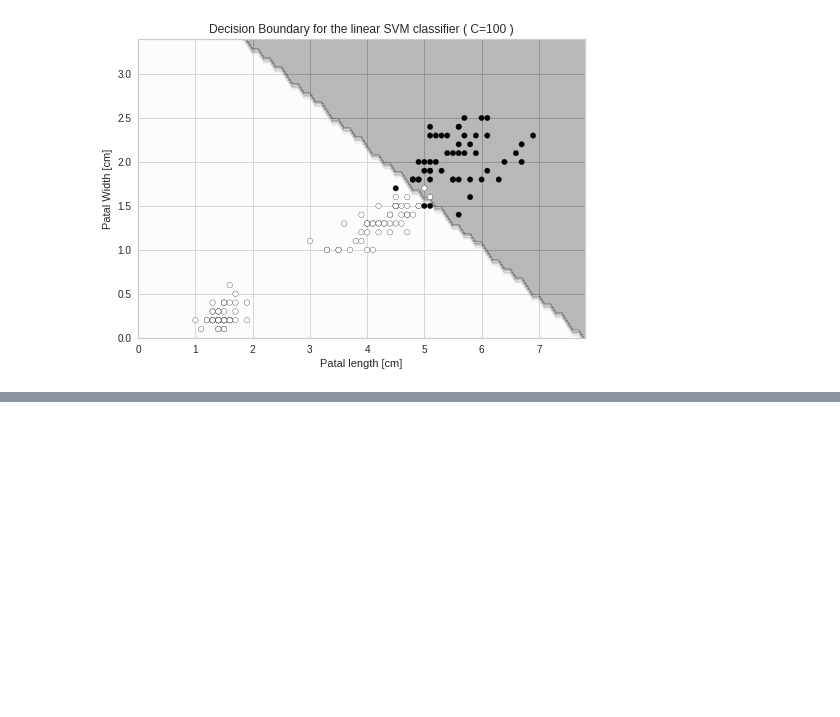
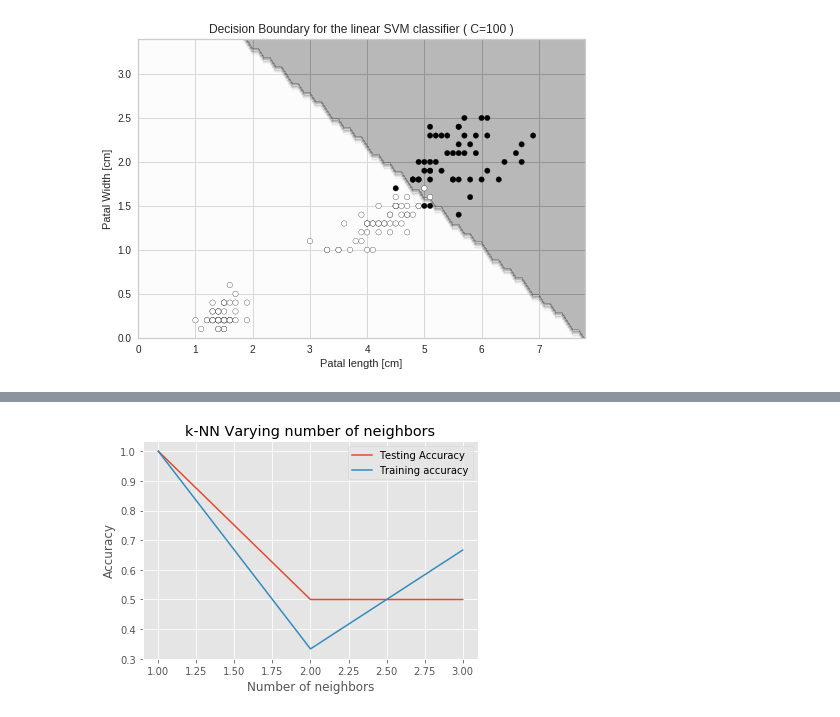
Before and after one commit to githubbhavani/internship, a Jupyter notebook: ml1.ipynb, the cells around one changed output, grey strips where cells are left out. Drawn from its saved outputs; the diff is of its cells as text; code cells hidden in the pictures; blank space fills up the shorter version.

```diff
--- a/ml1.ipynb
+++ b/ml1.ipynb
@@ -273,0 +276,11 @@ Text(0.5, 1.0, 'Decision Boundary for the linear SVM classifier ( C=100 )')
+# %%
+#Load the necessary python libraries
+import numpy as np
+import pandas as pd
+import matplotlib.pyplot as plt
+plt.style.use('ggplot')
+#Load the dataset
+df = pd.read_csv('diabet.csv')
+
+#Print the first 5 rows of the dataframe.
+df.head()
@@ -273,0 +309,4 @@ Text(0.5, 1.0, 'Decision Boundary for the linear SVM classifier ( C=100 )')
+# %%
+#Let's create numpy arrays for features and target
+X = df.drop('outcomes',axis=1).values
+y = df['outcomes'].values
@@ -273,0 +316,33 @@ Text(0.5, 1.0, 'Decision Boundary for the linear SVM classifier ( C=100 )')
+# %%
+X_train,X_test,y_train,y_test = train_test_split(X,y,test_size=0.4,random_state=42, stratify=y)
+# %%
+#import KNeighborsClassifier
+from sklearn.neighbors import KNeighborsClassifier
+
+#Setup arrays to store training and test accuracies
+neighbors = np.arange(1,4)
+train_accuracy =np.empty(len(neighbors))
+test_accuracy = np.empty(len(neighbors))
+
+for i,k in enumerate(neighbors):
+    #Setup a knn classifier with k neighbors
+    knn = KNeighborsClassifier(n_neighbors=k)
+
+    #Fit the model
+    knn.fit(X_train, y_train)
+
+    #Compute accuracy on the training set
+    train_accuracy[i] = knn.score(X_train, y_train)
+
+    #Compute accuracy on the test set
+    test_accuracy[i] = knn.score(X_test, y_test)
+    #Generate plot
+plt.title('k-NN Varying number of neighbors')
+plt.plot(neighbors, test_accuracy, label='Testing Accuracy')
+plt.plot(neighbors, train_accuracy, label='Training accuracy')
+plt.legend()
+plt.xlabel('Number of neighbors')
+plt.ylabel('Accuracy')
+plt.show()
+# %% [output]
+[figure, added]
```
Also changed, not shown: parts of 7 cells of this notebook.
